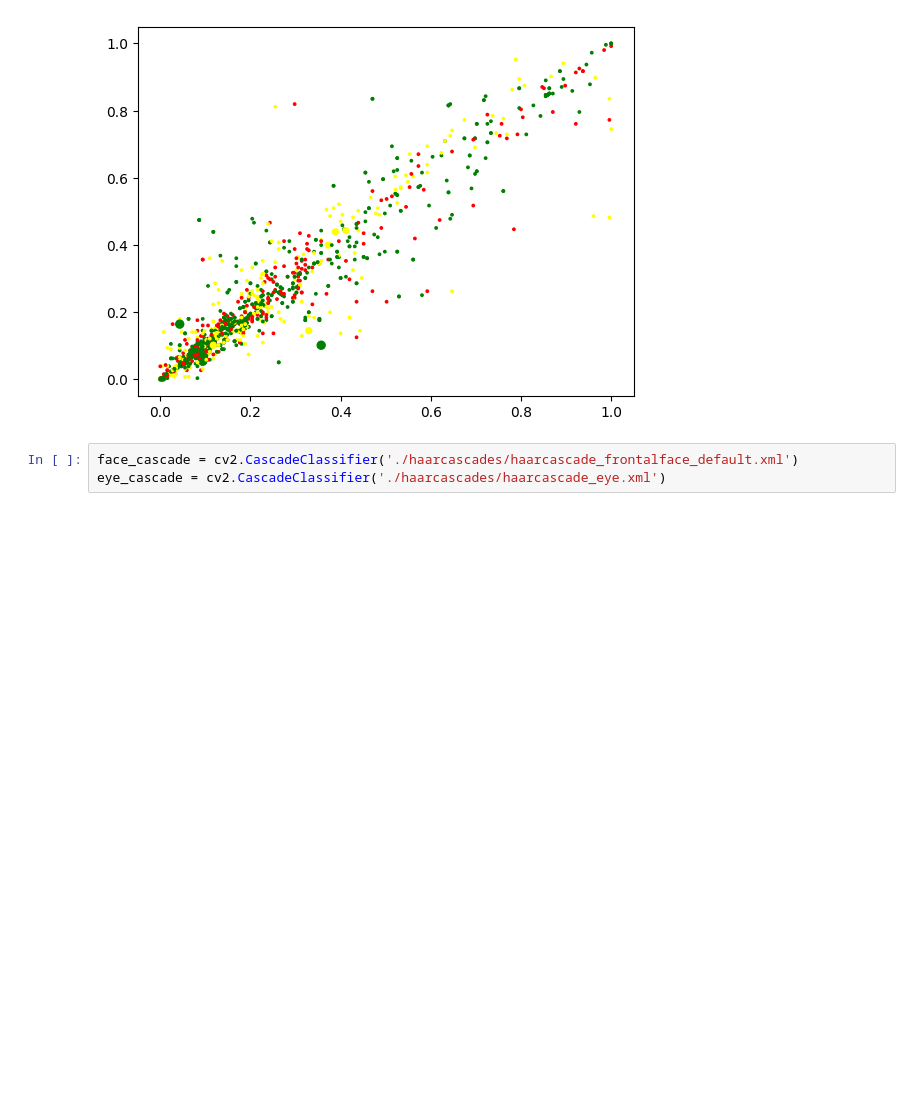
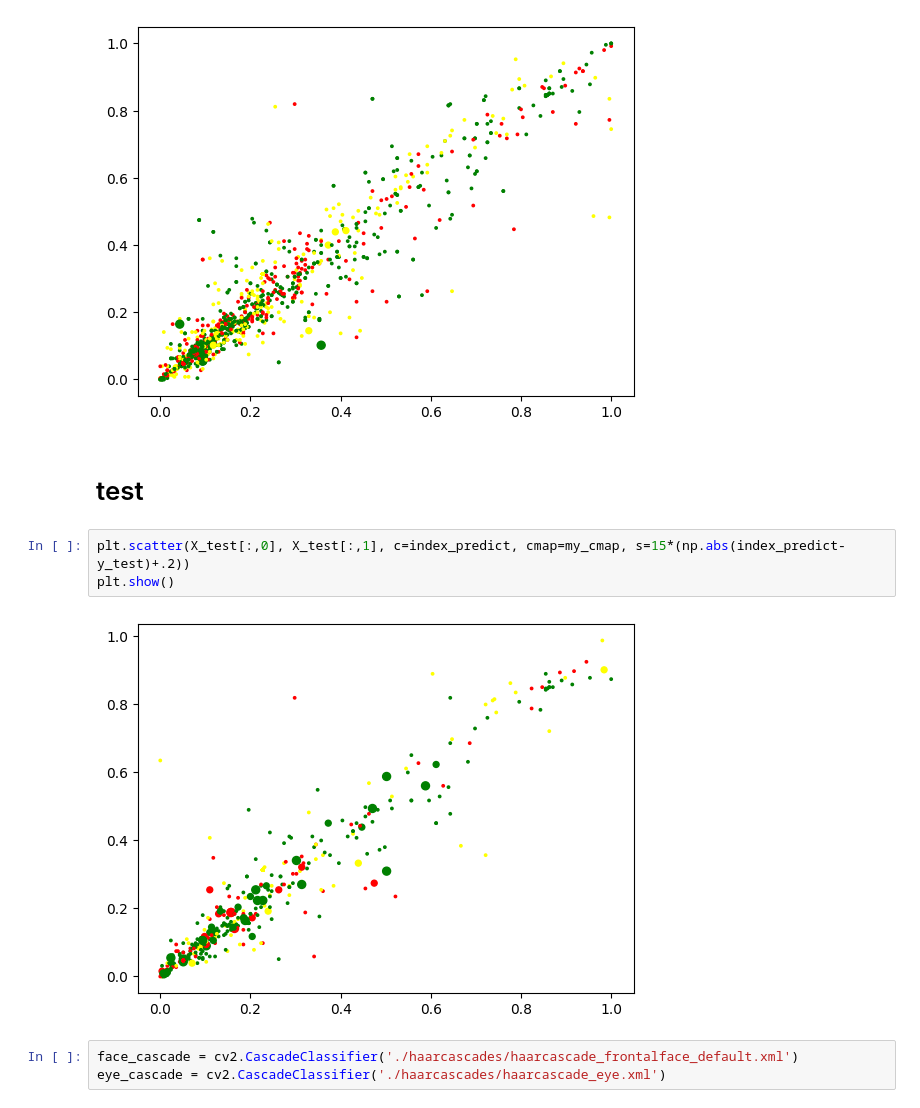
Before and after one commit to dat04567/classtification-sports, a Jupyter notebook: Processing.ipynb, the cells around one changed output. Cells and saved outputs as stored; diff of their text form; blank space fills up the shorter version.

```diff
--- a/Processing.ipynb
+++ b/Processing.ipynb
@@ -439,6 +439,13 @@ plt.scatter(X_train[:,0], X_train[:,1], c=predict_label, cmap=my_cmap, s=15*(np.
 plt.show()
 # %% [output]
 [figure]
+# %% [markdown]
+# test
+# %%
+plt.scatter(X_test[:,0], X_test[:,1], c=index_predict, cmap=my_cmap, s=15*(np.abs(index_predict-y_test)+.2))
+plt.show()
+# %% [output]
+[figure, added]
 # %%
 face_cascade = cv2.CascadeClassifier('./haarcascades/haarcascade_frontalface_default.xml')
 eye_cascade = cv2.CascadeClassifier('./haarcascades/haarcascade_eye.xml')
```
